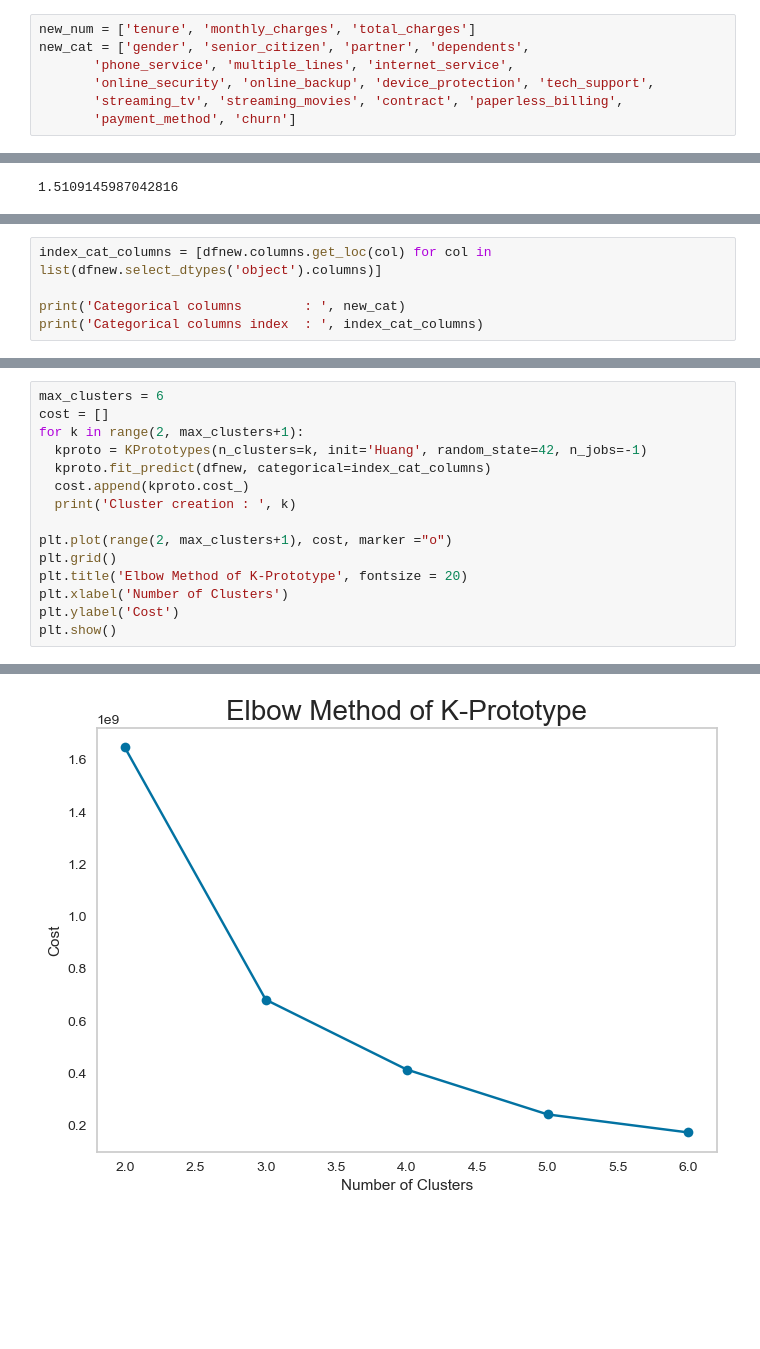
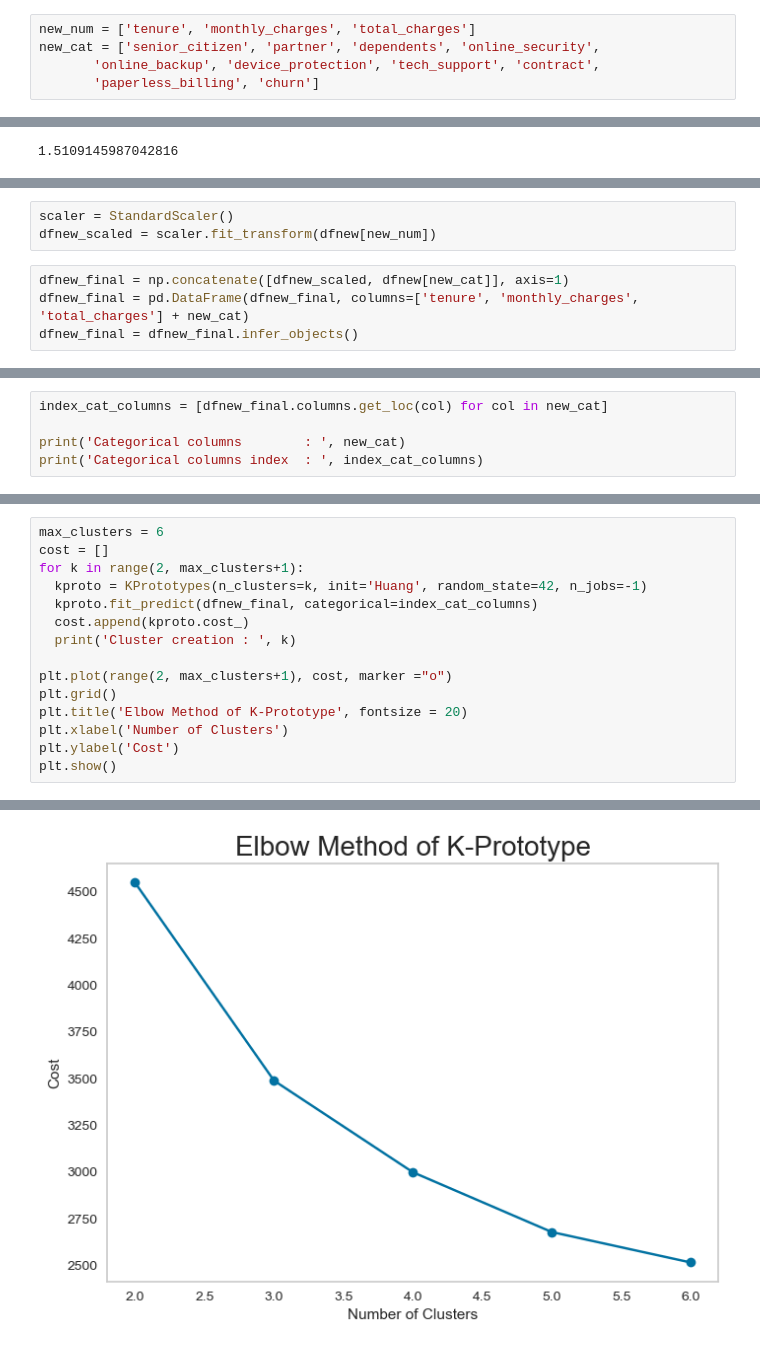
Before and after one commit to FTDS-assignment-bay/p2-final-project-ftds-001-sby-group-001, a Jupyter notebook: data_scientist.ipynb, the cells around one changed output, grey strips where cells are left out. Drawn from its saved outputs; the diff is of its cells as text; blank space fills up the shorter version.

```diff
--- a/data_scientist.ipynb
+++ b/data_scientist.ipynb
@@ -451,11 +428,9 @@ Index(['gender', 'senior_citizen', 'partner', 'dependents', 'tenure',
       dtype='object')
 # %%
 new_num = ['tenure', 'monthly_charges', 'total_charges']
-new_cat = ['gender', 'senior_citizen', 'partner', 'dependents',
-       'phone_service', 'multiple_lines', 'internet_service',
-       'online_security', 'online_backup', 'device_protection', 'tech_support',
-       'streaming_tv', 'streaming_movies', 'contract', 'paperless_billing',
-       'payment_method', 'churn']
+new_cat = ['senior_citizen', 'partner', 'dependents', 'online_security',
+       'online_backup', 'device_protection', 'tech_support', 'contract',
+       'paperless_billing', 'churn']
 # %%
 dfnew['tenure'].skew()
 # %% [output]
@@ -473,0 +446,7 @@ cluster_preprocessor = ColumnTransformer(transformers=[
+# %%
+scaler = StandardScaler()
+dfnew_scaled = scaler.fit_transform(dfnew[new_num])
+# %%
+dfnew_final = np.concatenate([dfnew_scaled, dfnew[new_cat]], axis=1)
+dfnew_final = pd.DataFrame(dfnew_final, columns=['tenure', 'monthly_charges', 'total_charges'] + new_cat)
+dfnew_final = dfnew_final.infer_objects()
@@ -474,5 +469,5 @@ cluster_preprocessor = ColumnTransformer(transformers=[
 # %%
-index_cat_columns = [dfnew.columns.get_loc(col) for col in list(dfnew.select_dtypes('object').columns)]
+index_cat_columns = [dfnew_final.columns.get_loc(col) for col in new_cat]
 
 print('Categorical columns        : ', new_cat)
 print('Categorical columns index  : ', index_cat_columns)
@@ -482,22 +477,22 @@ Categorical columns index  :  [0, 1, 2, 3, 5, 6, 7, 8, 9, 10, 11, 12, 13, 14, 15
 # %%
 max_clusters = 6
 cost = []
 for k in range(2, max_clusters+1):
   kproto = KPrototypes(n_clusters=k, init='Huang', random_state=42, n_jobs=-1)
-  kproto.fit_predict(dfnew, categorical=index_cat_columns)
+  kproto.fit_predict(dfnew_final, categorical=index_cat_columns)
   cost.append(kproto.cost_)
   print('Cluster creation : ', k)
 
 plt.plot(range(2, max_clusters+1), cost, marker ="o")
 plt.grid()
 plt.title('Elbow Method of K-Prototype', fontsize = 20)
 plt.xlabel('Number of Clusters')
 plt.ylabel('Cost')
 plt.show()
 # %% [output]
 Cluster creation :  2
 Cluster creation :  3
 Cluster creation :  4
 Cluster creation :  5
 Cluster creation :  6
-[figure, old version]
+[figure, new version]
```
Also changed, not shown: parts of 24 cells of this notebook.
